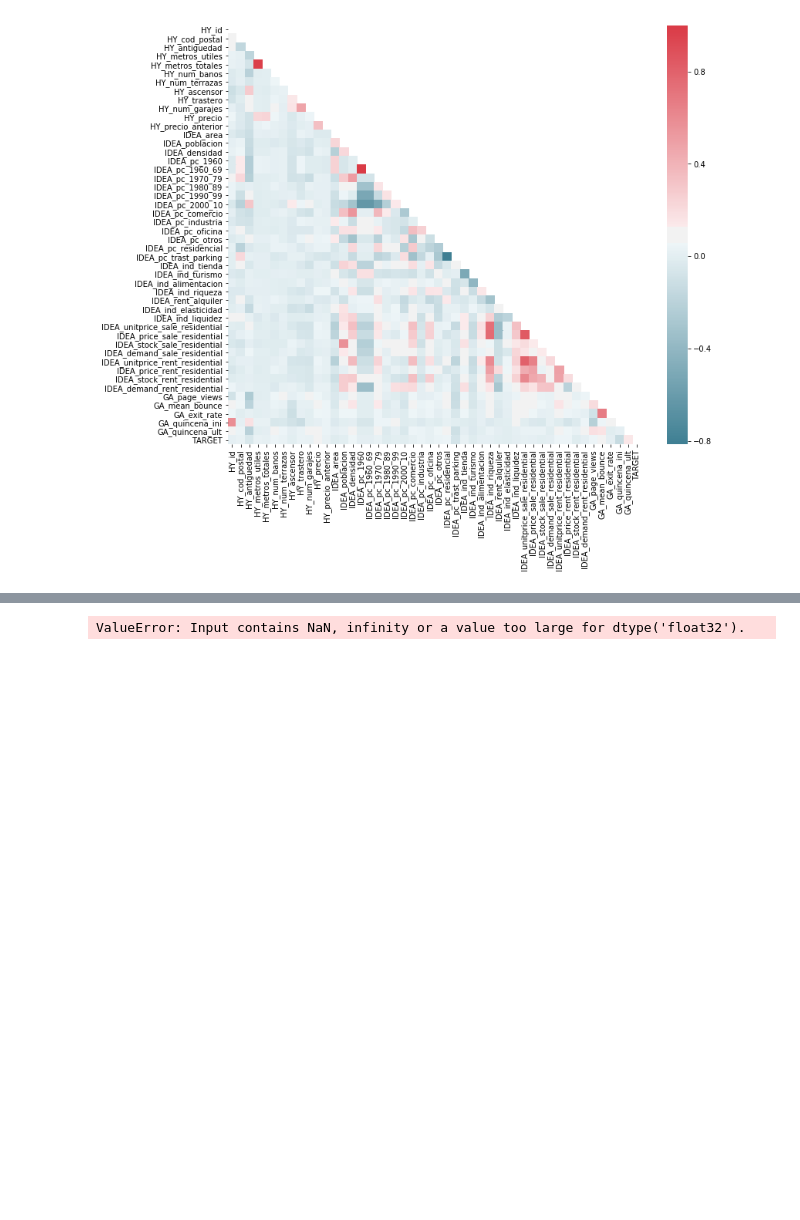
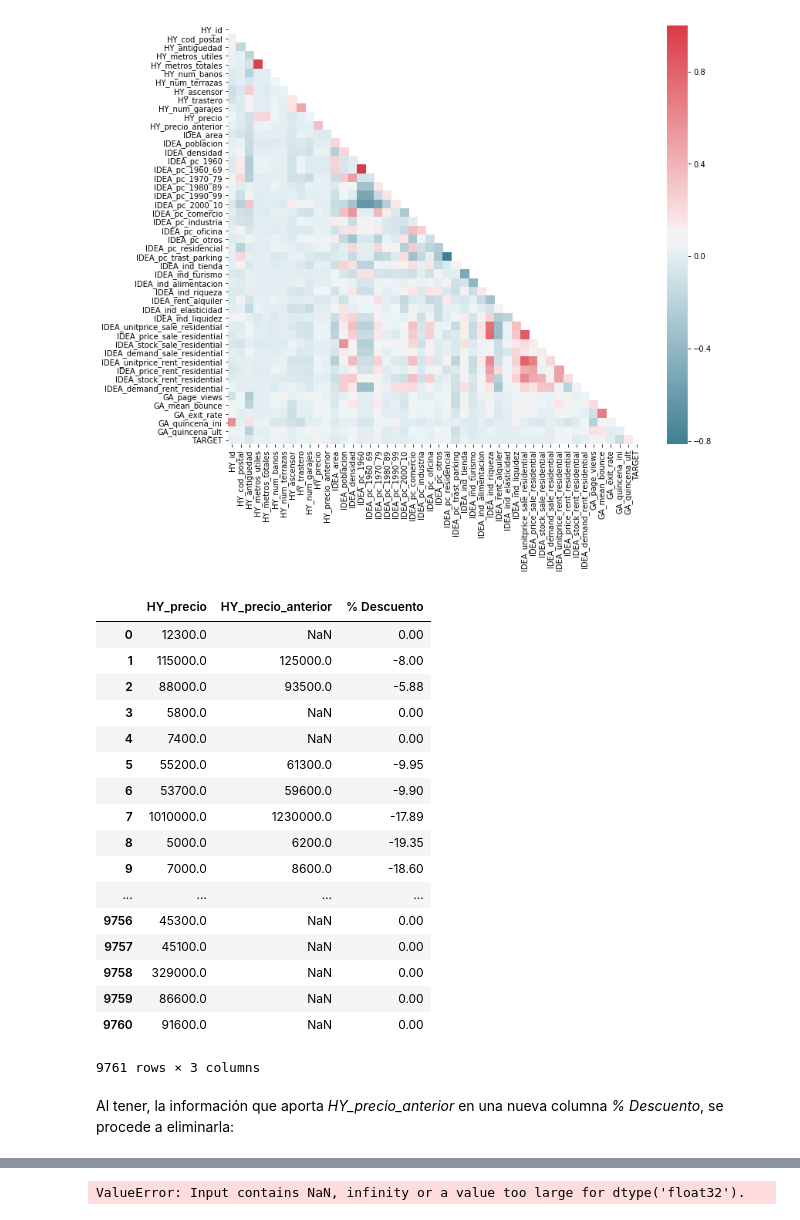
Before and after one commit to RohitUttam/UniversityHack2019, a Jupyter notebook: Expl_ini_rf.ipynb, the cells around one changed output, grey strips where cells are left out. Cells and saved outputs as stored; diff of their text form; code cells hidden in the pictures; blank space fills up the shorter version.

Commit message:
Added column Descuento

```diff
--- a/Expl_ini_rf.ipynb
+++ b/Expl_ini_rf.ipynb
@@ -368,3 +368,33 @@ sns.heatmap(corr_matrix, cmap = sns.diverging_palette(220, 10, as_cmap = True),
 # %% [output]
 <matplotlib.axes._subplots.AxesSubplot at 0x...>
 [figure]
+# %%
+modelar=modelar.drop(['% Descuento'], axis=1)
+# %%
+columnas= modelar.columns
+
+position=[i for i,x in enumerate(columnas) if x == 'HY_precio']
+modelar.insert(position[0]+1, '% Descuento', 0)
+modelar['% Descuento'] = np.where(modelar['HY_precio_anterior']>0, 100*round(((modelar['HY_precio']-modelar['HY_precio_anterior'])/modelar['HY_precio_anterior']),4), 0)
+modelar[['HY_precio','HY_precio_anterior','% Descuento']]
+# %% [output]
+|  | HY_precio | HY_precio_anterior | % Descuento |
+| 0 | 12300.0 | NaN | 0.00 |
+| 1 | 115000.0 | 125000.0 | -8.00 |
+| 2 | 88000.0 | 93500.0 | -5.88 |
+| 3 | 5800.0 | NaN | 0.00 |
+| 4 | 7400.0 | NaN | 0.00 |
+| 5 | 55200.0 | 61300.0 | -9.95 |
+| 6 | 53700.0 | 59600.0 | -9.90 |
+| 7 | 1010000.0 | 1230000.0 | -17.89 |
+| 8 | 5000.0 | 6200.0 | -19.35 |
+| 9 | 7000.0 | 8600.0 | -18.60 |
+| ... | ... | ... | ... |
+| 9756 | 45300.0 | NaN | 0.00 |
+| 9757 | 45100.0 | NaN | 0.00 |
+| 9758 | 329000.0 | NaN | 0.00 |
+| 9759 | 86600.0 | NaN | 0.00 |
+| 9760 | 91600.0 | NaN | 0.00 |
+9761 rows × 3 columns
+# %% [markdown]
+Al tener, la información que aporta *HY_precio_anterior* en una nueva columna *% Descuento*, se procede a eliminarla:
```
Also changed, not shown: parts of 3 cells of this notebook.
